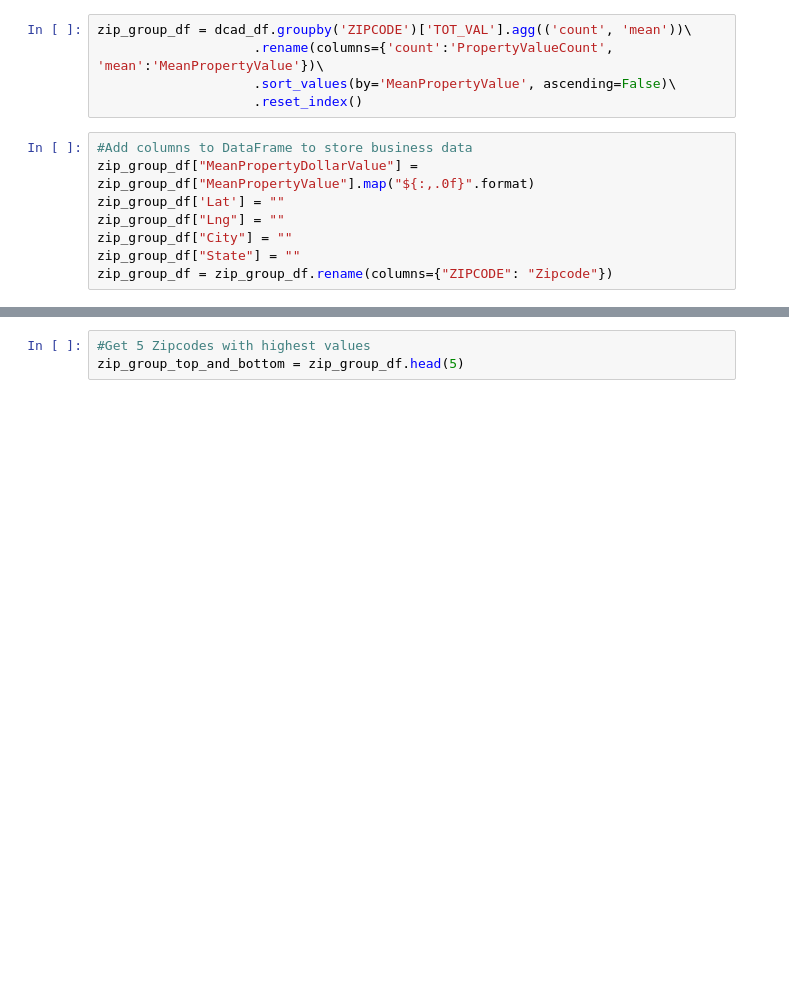
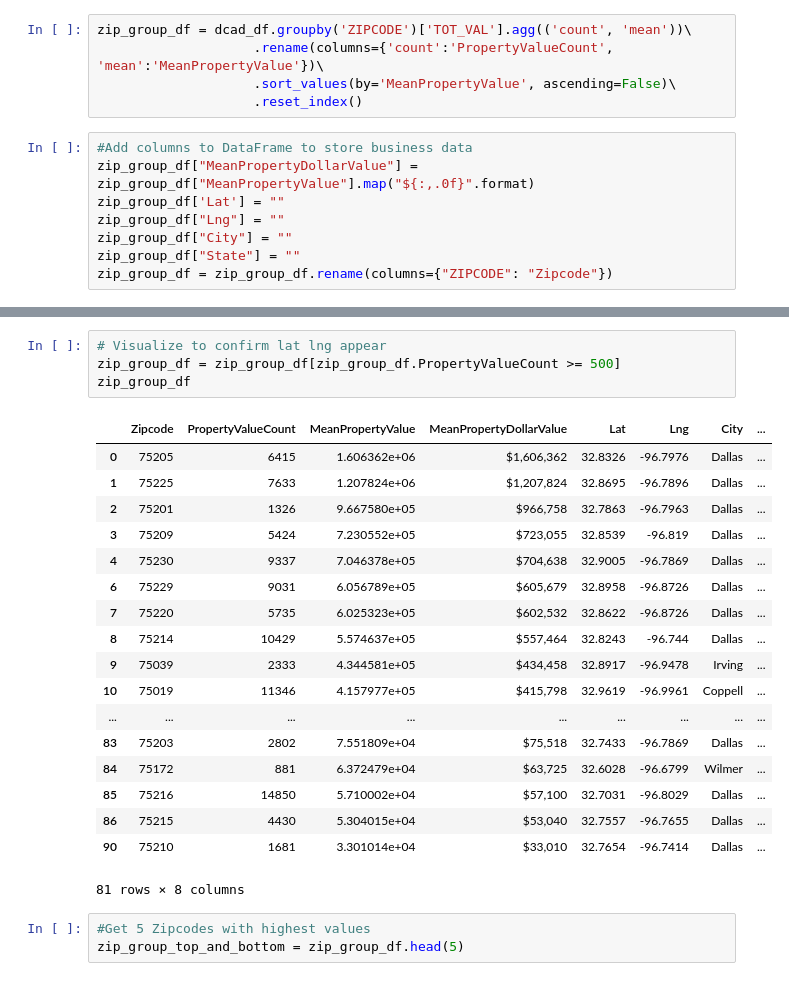
Before and after one commit to amy676767/Group_project, a Jupyter notebook: Analysis-of-Businesses-based-on-Property-Values.ipynb, the cells around one changed output, grey strips where cells are left out. Saved outputs shown, nothing was run; the diff lists cells and outputs as text; blank space fills up the shorter version.

```diff
--- a/Analysis-of-Businesses-based-on-Property-Values.ipynb
+++ b/Analysis-of-Businesses-based-on-Property-Values.ipynb
@@ -112,3 +129,26 @@ zip_group_df
+# %%
+# Visualize to confirm lat lng appear
+zip_group_df = zip_group_df[zip_group_df.PropertyValueCount >= 500]
+zip_group_df
+# %% [output]
+|  | Zipcode | PropertyValueCount | MeanPropertyValue | MeanPropertyDollarValue | Lat | Lng | City | ... |
+| 0 | 75205 | 6415 | 1.606362e+06 | $1,606,362 | 32.8326 | -96.7976 | Dallas | ... |
+| 1 | 75225 | 7633 | 1.207824e+06 | $1,207,824 | 32.8695 | -96.7896 | Dallas | ... |
+| 2 | 75201 | 1326 | 9.667580e+05 | $966,758 | 32.7863 | -96.7963 | Dallas | ... |
+| 3 | 75209 | 5424 | 7.230552e+05 | $723,055 | 32.8539 | -96.819 | Dallas | ... |
+| 4 | 75230 | 9337 | 7.046378e+05 | $704,638 | 32.9005 | -96.7869 | Dallas | ... |
+| 6 | 75229 | 9031 | 6.056789e+05 | $605,679 | 32.8958 | -96.8726 | Dallas | ... |
+| 7 | 75220 | 5735 | 6.025323e+05 | $602,532 | 32.8622 | -96.8726 | Dallas | ... |
+| 8 | 75214 | 10429 | 5.574637e+05 | $557,464 | 32.8243 | -96.744 | Dallas | ... |
+| 9 | 75039 | 2333 | 4.344581e+05 | $434,458 | 32.8917 | -96.9478 | Irving | ... |
+| 10 | 75019 | 11346 | 4.157977e+05 | $415,798 | 32.9619 | -96.9961 | Coppell | ... |
+| ... | ... | ... | ... | ... | ... | ... | ... | ... |
+| 83 | 75203 | 2802 | 7.551809e+04 | $75,518 | 32.7433 | -96.7869 | Dallas | ... |
+| 84 | 75172 | 881 | 6.372479e+04 | $63,725 | 32.6028 | -96.6799 | Wilmer | ... |
+| 85 | 75216 | 14850 | 5.710002e+04 | $57,100 | 32.7031 | -96.8029 | Dallas | ... |
+| 86 | 75215 | 4430 | 5.304015e+04 | $53,040 | 32.7557 | -96.7655 | Dallas | ... |
+| 90 | 75210 | 1681 | 3.301014e+04 | $33,010 | 32.7654 | -96.7414 | Dallas | ... |
+81 rows × 8 columns
 # %%
 #Get 5 Zipcodes with highest values
 zip_group_top_and_bottom = zip_group_df.head(5)
```
Also changed, not shown: parts of 12 cells of this notebook.
